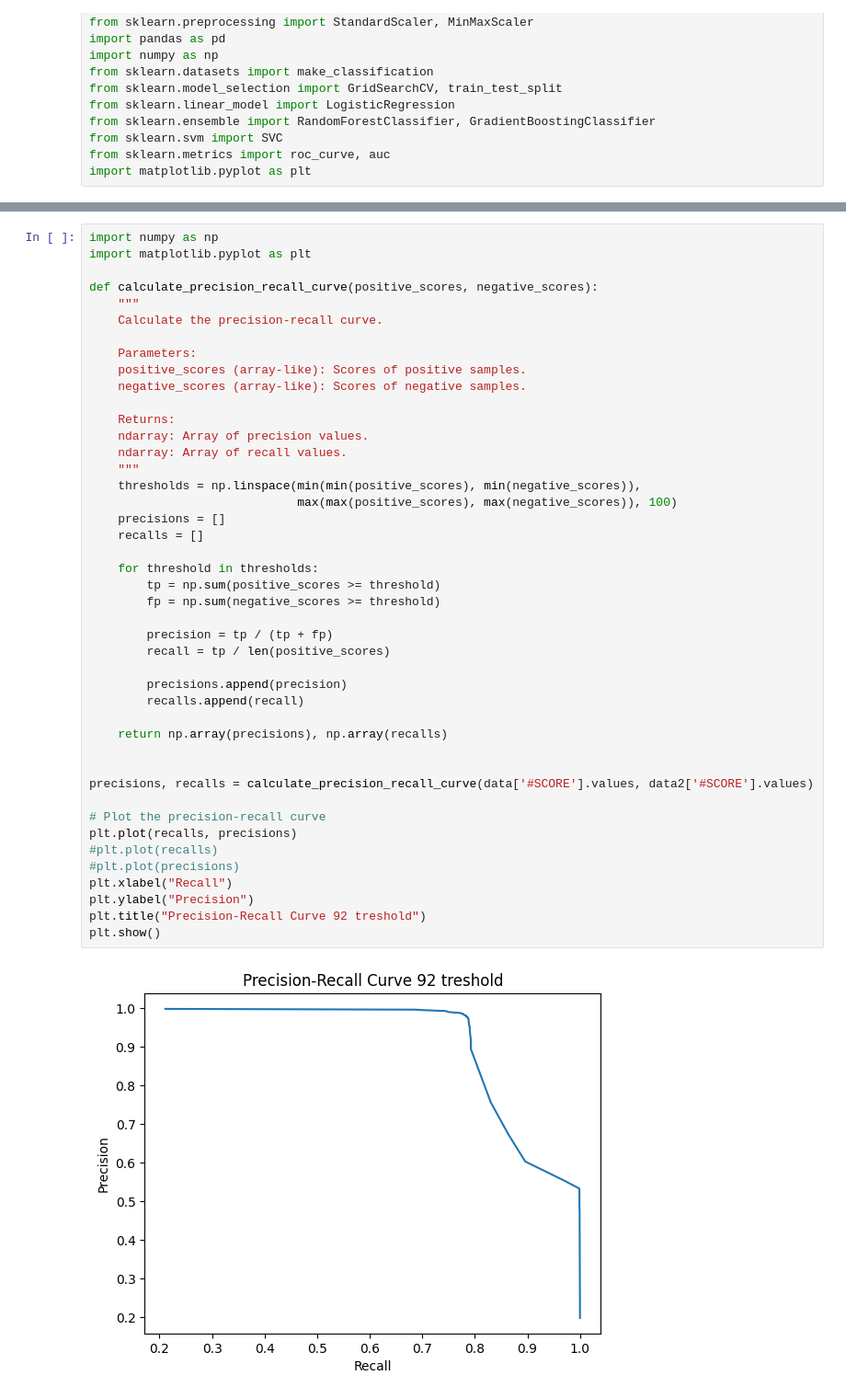
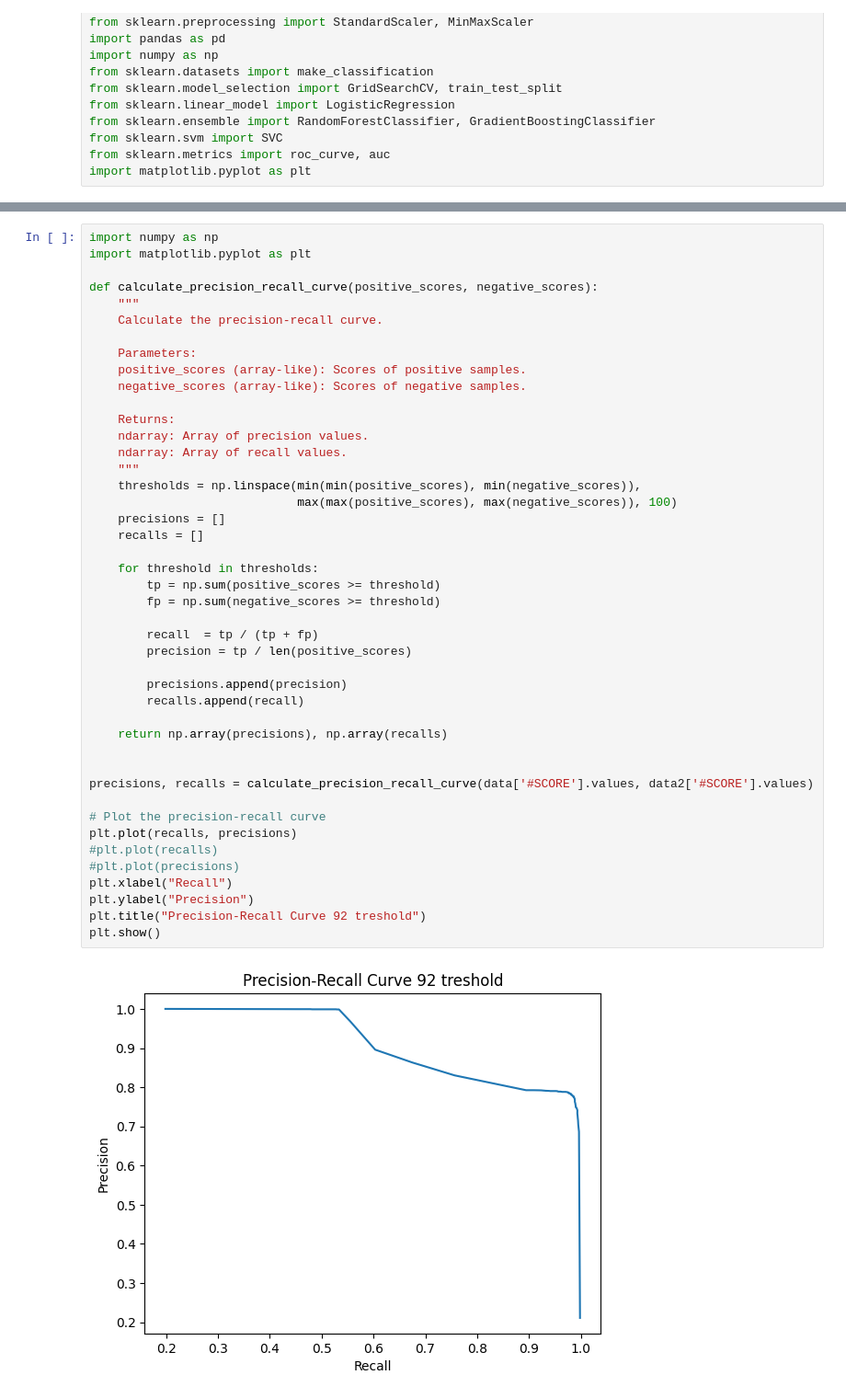
Before and after one commit to EdAlita/RetinaSegmentation-HEx, a Jupyter notebook: code/test.ipynb, the cells around one changed output, grey strips where cells are left out. Shown at 92% size. Cells and saved outputs as stored; diff of their text form.

```diff
--- a/code/test.ipynb
+++ b/code/test.ipynb
@@ -80,36 +96,36 @@ def calculate_precision_recall_curve(positive_scores, negative_scores):
     ndarray: Array of precision values.
     ndarray: Array of recall values.
     """
     thresholds = np.linspace(min(min(positive_scores), min(negative_scores)),
                              max(max(positive_scores), max(negative_scores)), 100)
     precisions = []
     recalls = []
 
     for threshold in thresholds:
         tp = np.sum(positive_scores >= threshold)
         fp = np.sum(negative_scores >= threshold)
 
-        precision = tp / (tp + fp)
-        recall = tp / len(positive_scores)
+        recall  = tp / (tp + fp)
+        precision = tp / len(positive_scores)
 
         precisions.append(precision)
         recalls.append(recall)
 
     return np.array(precisions), np.array(recalls)
 
 
 precisions, recalls = calculate_precision_recall_curve(data['#SCORE'].values, data2['#SCORE'].values)
 
 # Plot the precision-recall curve
 plt.plot(recalls, precisions)
 #plt.plot(recalls)
 #plt.plot(precisions)
 plt.xlabel("Recall")
 plt.ylabel("Precision")
 plt.title("Precision-Recall Curve 92 treshold")
 plt.show()
 # %% [output]
-[figure, old version]
+[figure, new version]
 # %%
 auc = np.trapz(precisions, recalls)
 
```
Also changed, not shown: parts of 6 cells of this notebook, 3 other files.
